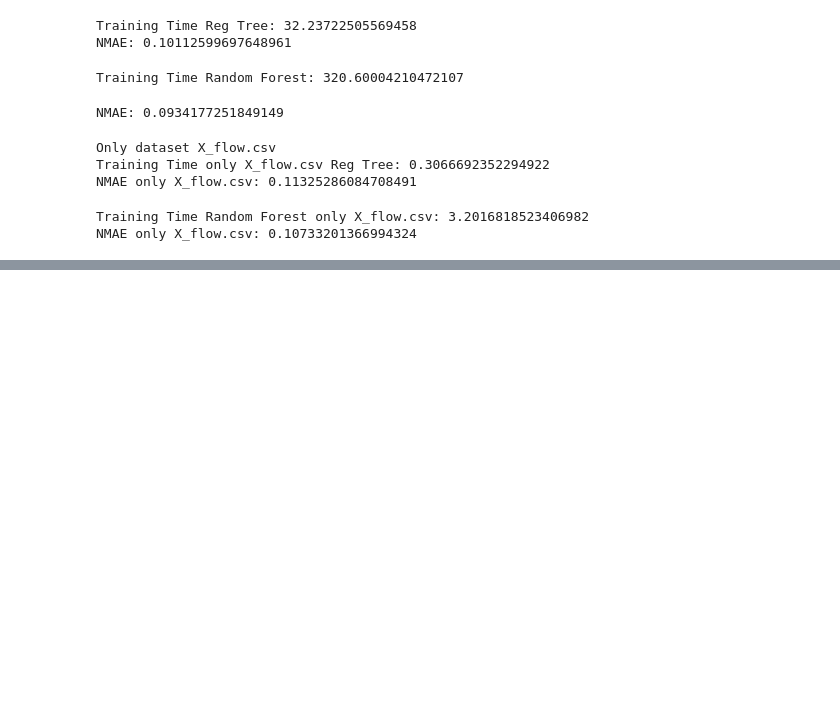
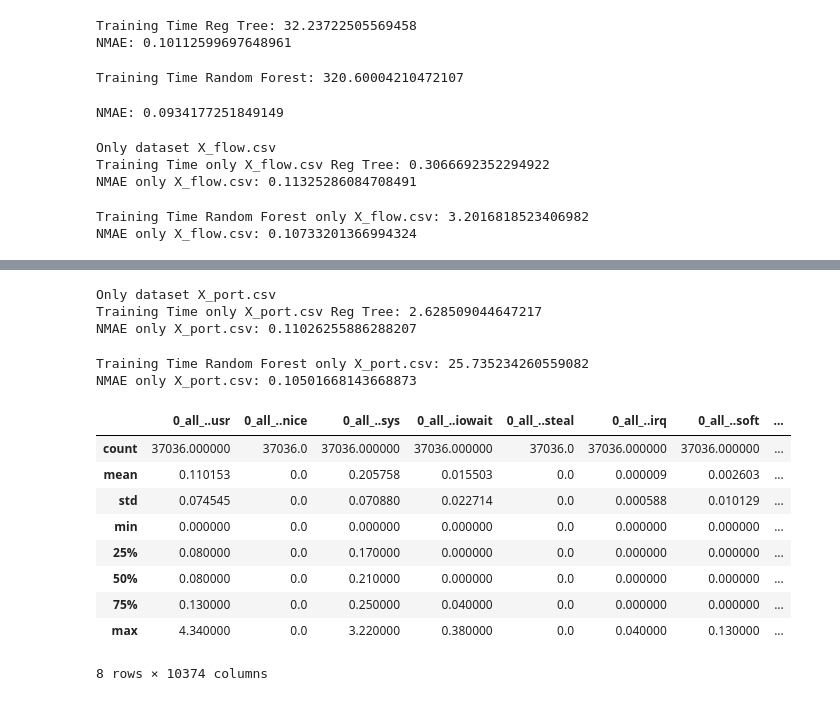
Before and after one commit to DaviVilarinho/ic-intervalo-qos, a Jupyter notebook: IC.ipynb, the cells around one changed output, grey strips where cells are left out. Cells and saved outputs as stored; diff of their text form; code cells hidden in the pictures; blank space fills up the shorter version.

```diff
--- a/IC.ipynb
+++ b/IC.ipynb
@@ -189,0 +146,57 @@ NMAE only X_port.csv: 0.10501668143668873
+# %%
+#'X_port.csv'
+
+x_file = 'X_port.csv'
+
+print(f'Only dataset {x_file}')
+x_trace_minimal_port = pd.DataFrame()
+
+x_trace_minimal_port = pd.read_csv(f'{VOD_SINGLEAPP_PERIODIC_LOAD_PATH}/{x_file}',
+                          header=0, index_col=0, low_memory=True, nrows=NROWS).apply(pd.to_numeric, errors='coerce').fillna(0)
+
+X_train_port, X_test_port, y_train_port, y_test_port = train_test_split(x_trace_minimal_port, y_dataset, test_size=0.7, random_state=42)
+
+regression_tree_port = DecisionTreeRegressor()
+
+tempo_reg_tree_port = time.time()
+regression_tree_port.fit(X_train_port, y_train_port)
+tempo_reg_tree_port = time.time() - tempo_reg_tree_port
+
+if PERSIST:
+    joblib.dump(regression_tree_port, f'{MODELS_PATH_PREFIX}_model_regression-tree_for-{x_file}.sav')
+
+print(f'Training Time only {x_file} Reg Tree: {tempo_reg_tree_port}')
+pred_reg_tree_port = regression_tree_port.predict(X_test_port)
+print(f'NMAE only {x_file}: {nmae(pred_reg_tree_port, y_test["DispFrames"])}')
+
+regr_random_forest_port = RandomForestRegressor(n_estimators=120, random_state=42, n_jobs=-1)
+
+tempo_random_forest_port = time.time()
+regr_random_forest_port.fit(X_train_port, y_train_port)
+tempo_random_forest_port = time.time() - tempo_random_forest_port
+
+if PERSIST:
+    joblib.dump(regr_random_forest_port, f'{MODELS_PATH_PREFIX}_model_random-forest_for-{x_file}.sav')
+
+print(f'Training Time Random Forest only {x_file}: {tempo_random_forest_port}')
+pred_random_forest_port = regr_random_forest_port.predict(X_test_port)
+print(f'NMAE only {x_file}: {nmae(pred_random_forest_port, y_test["DispFrames"])}')
+# %% [output]
+Only dataset X_port.csv
+Training Time only X_port.csv Reg Tree: 2.628509044647217
+NMAE only X_port.csv: 0.11026255886288207
+Training Time Random Forest only X_port.csv: 25.735234260559082
+NMAE only X_port.csv: 0.10501668143668873
+# %%
+x_trace.describe()
+# %% [output]
+|  | 0_all_..usr | 0_all_..nice | 0_all_..sys | 0_all_..iowait | 0_all_..steal | 0_all_..irq | 0_all_..soft | ... |
+| count | 37036.000000 | 37036.0 | 37036.000000 | 37036.000000 | 37036.0 | 37036.000000 | 37036.000000 | ... |
+| mean | 0.110153 | 0.0 | 0.205758 | 0.015503 | 0.0 | 0.000009 | 0.002603 | ... |
+| std | 0.074545 | 0.0 | 0.070880 | 0.022714 | 0.0 | 0.000588 | 0.010129 | ... |
+| min | 0.000000 | 0.0 | 0.000000 | 0.000000 | 0.0 | 0.000000 | 0.000000 | ... |
+| 25% | 0.080000 | 0.0 | 0.170000 | 0.000000 | 0.0 | 0.000000 | 0.000000 | ... |
+| 50% | 0.080000 | 0.0 | 0.210000 | 0.000000 | 0.0 | 0.000000 | 0.000000 | ... |
+| 75% | 0.130000 | 0.0 | 0.250000 | 0.040000 | 0.0 | 0.000000 | 0.000000 | ... |
+| max | 4.340000 | 0.0 | 3.220000 | 0.380000 | 0.0 | 0.040000 | 0.130000 | ... |
+8 rows × 10374 columns
```
Also changed, not shown: parts of 3 cells of this notebook.
